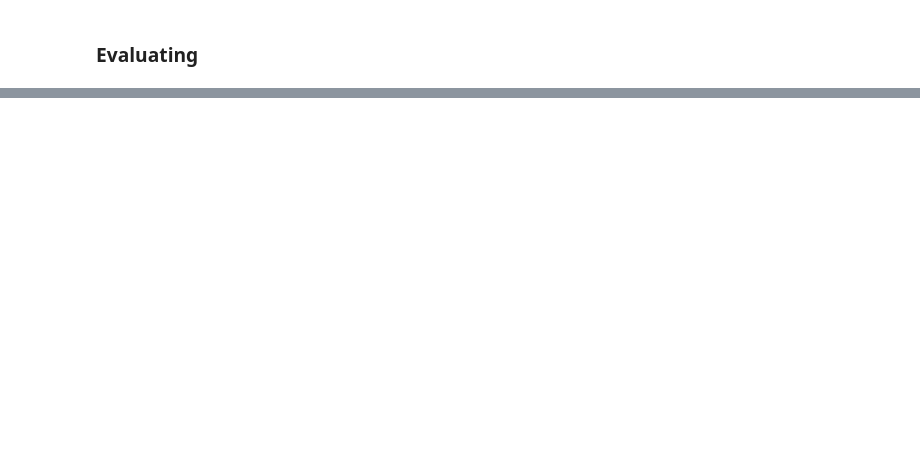
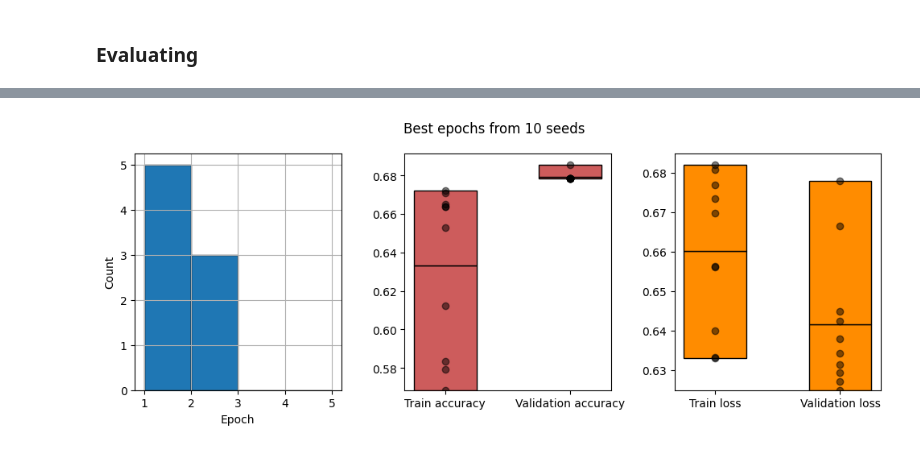
Before and after one commit to giterdelextreme/EE-559, a Jupyter notebook: MEGA_Hatemoji.ipynb, the cells around one changed output, grey strips where cells are left out. Cells and saved outputs as stored; diff of their text form; code cells hidden in the pictures; blank space fills up the shorter version.

```diff
--- a/MEGA_Hatemoji.ipynb
+++ b/MEGA_Hatemoji.ipynb
@@ -260,0 +364,31 @@ without: 70.3 % accuarcy
+# %%
+# Only consider best epochs
+
+def plot_errorbar(ax, name: str, data, color):
+    bottom = torch.min(data)
+    middle = torch.mean(data)
+    height = torch.max(data) - middle
+    #err = np.abs(torch.tensor([torch.min(data), torch.max(data)]) - torch.mean(data)).unsqueeze(1)
+    #ax.errorbar(name, torch.mean(data), yerr=err, fmt='o', color=color, capsize=12)
+    ax.bar(name, middle-bottom, bottom=bottom, color=color, width=0.5, ec='k')
+    ax.bar(name, height, bottom=middle, color=color, width=0.5, ec='k')
+    ax.scatter([name for _ in range(len(data))], data, alpha=0.5, color='k')
+
+fig, ax = plt.subplots(1,3, figsize=(10,4))
+ax[0].hist(best_epochs, bins=np.arange(1, N_EPOCHS+1), ec='k')
+ax[0].set_xlabel("Epoch")
+ax[0].set_ylabel("Count")
+ax[0].grid()
+
+plot_errorbar(ax[1], 'Train accuracy', torch.Tensor(best_train_accs), 'indianred')
+plot_errorbar(ax[1], 'Validation accuracy', torch.Tensor(best_val_accs), 'indianred')
+
+plot_errorbar(ax[2], 'Train loss', torch.Tensor(best_train_losses), 'darkorange')
+plot_errorbar(ax[2], 'Validation loss', torch.Tensor(best_val_losses), 'darkorange')
+
+fig.suptitle("Best epochs from 10 seeds")
+plt.tight_layout()
+plt.savefig(f"figures/best_epochs_from_10seeds")
+plt.show()
+# %% [output]
+[figure, added]
```
Also changed, not shown: parts of 5 cells of this notebook, 1 other file.
